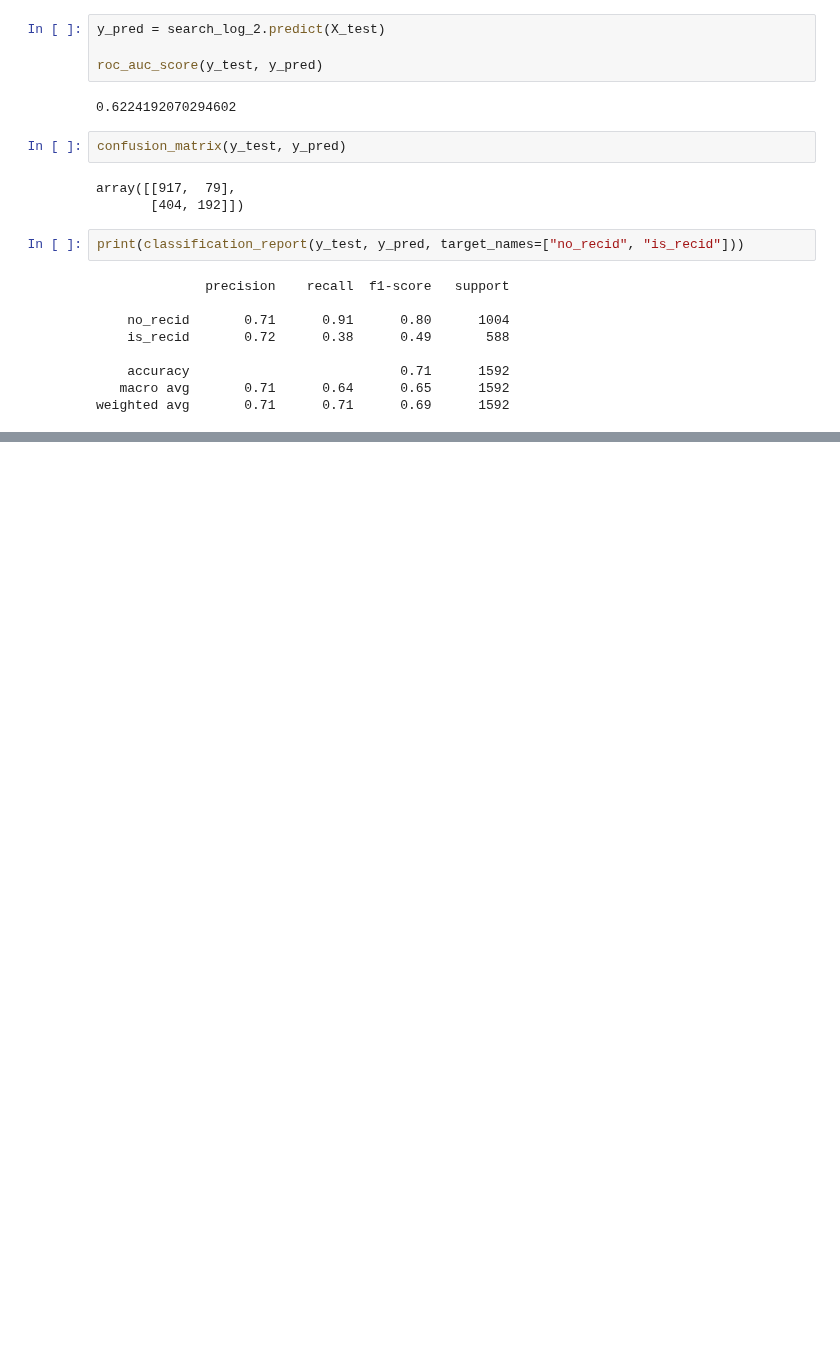
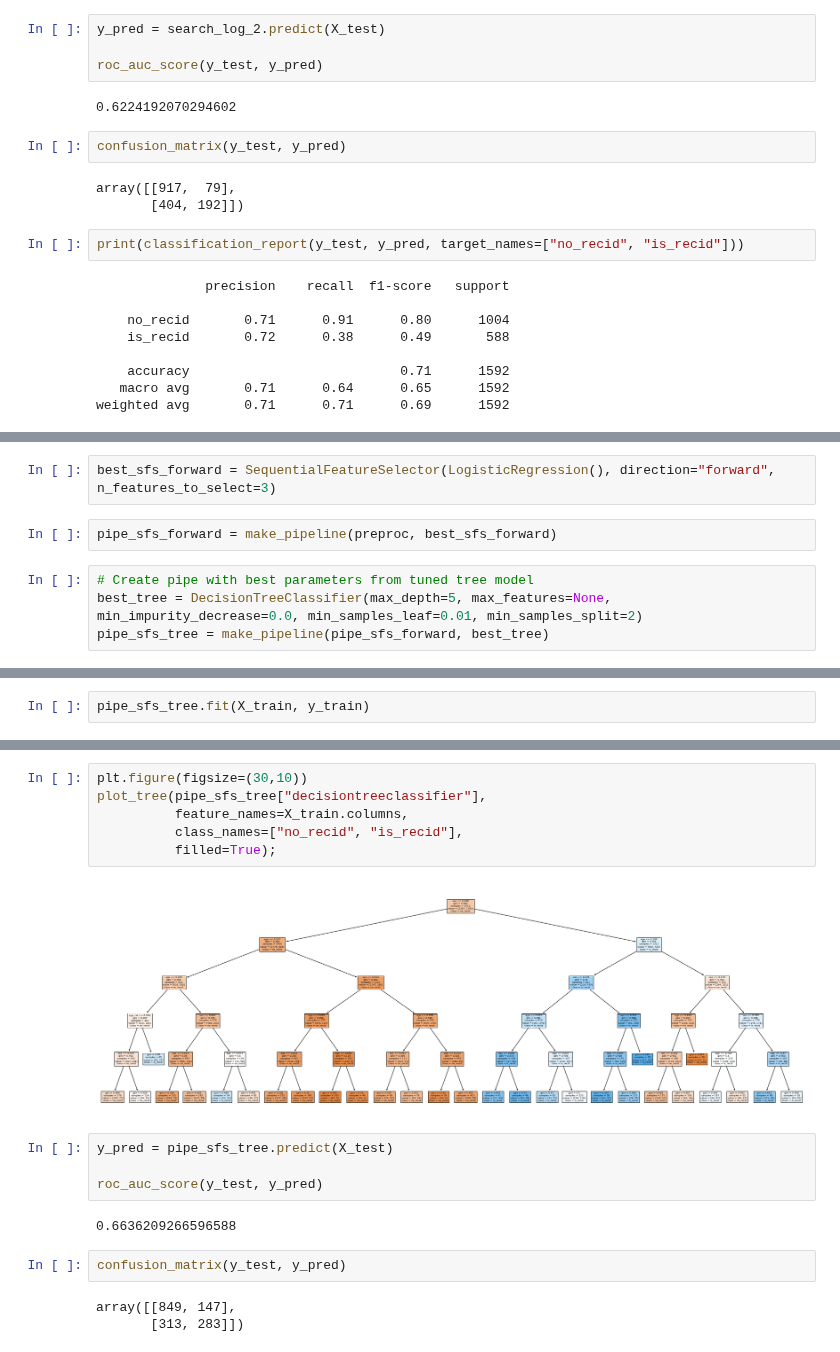
Before and after one commit to Heity94/Compas-recidivism-analysis, a Jupyter notebook: notebooks/Philipp/Data_preprocessing_Philipp.ipynb, the cells around one changed output, grey strips where cells are left out. Cells and saved outputs as stored; diff of their text form; blank space fills up the shorter version.

```diff
--- a/notebooks/Philipp/Data_preprocessing_Philipp.ipynb
+++ b/notebooks/Philipp/Data_preprocessing_Philipp.ipynb
@@ -872,0 +891,8 @@ weighted avg       0.69      0.70      0.68      1592
+# %%
+best_sfs_forward = SequentialFeatureSelector(LogisticRegression(), direction="forward", n_features_to_select=3)
+# %%
+pipe_sfs_forward = make_pipeline(preproc, best_sfs_forward)
+# %%
+# Create pipe with best parameters from tuned tree model
+best_tree = DecisionTreeClassifier(max_depth=5, max_features=None, min_impurity_decrease=0.0, min_samples_leaf=0.01, min_samples_split=2)
+pipe_sfs_tree = make_pipeline(pipe_sfs_forward, best_tree)
@@ -872,0 +906,2 @@ weighted avg       0.69      0.70      0.68      1592
+# %%
+pipe_sfs_tree.fit(X_train, y_train)
@@ -872,0 +926,19 @@ weighted avg       0.69      0.70      0.68      1592
+# %%
+plt.figure(figsize=(30,10))
+plot_tree(pipe_sfs_tree["decisiontreeclassifier"],
+          feature_names=X_train.columns,
+          class_names=["no_recid", "is_recid"],
+          filled=True);
+# %% [output]
+[figure, added]
+# %%
+y_pred = pipe_sfs_tree.predict(X_test)
+
+roc_auc_score(y_test, y_pred)
+# %% [output]
+0.6636209266596588
+# %%
+confusion_matrix(y_test, y_pred)
+# %% [output]
+array([[849, 147],
+       [313, 283]])
```
Also changed, not shown: parts of 160 cells of this notebook.
